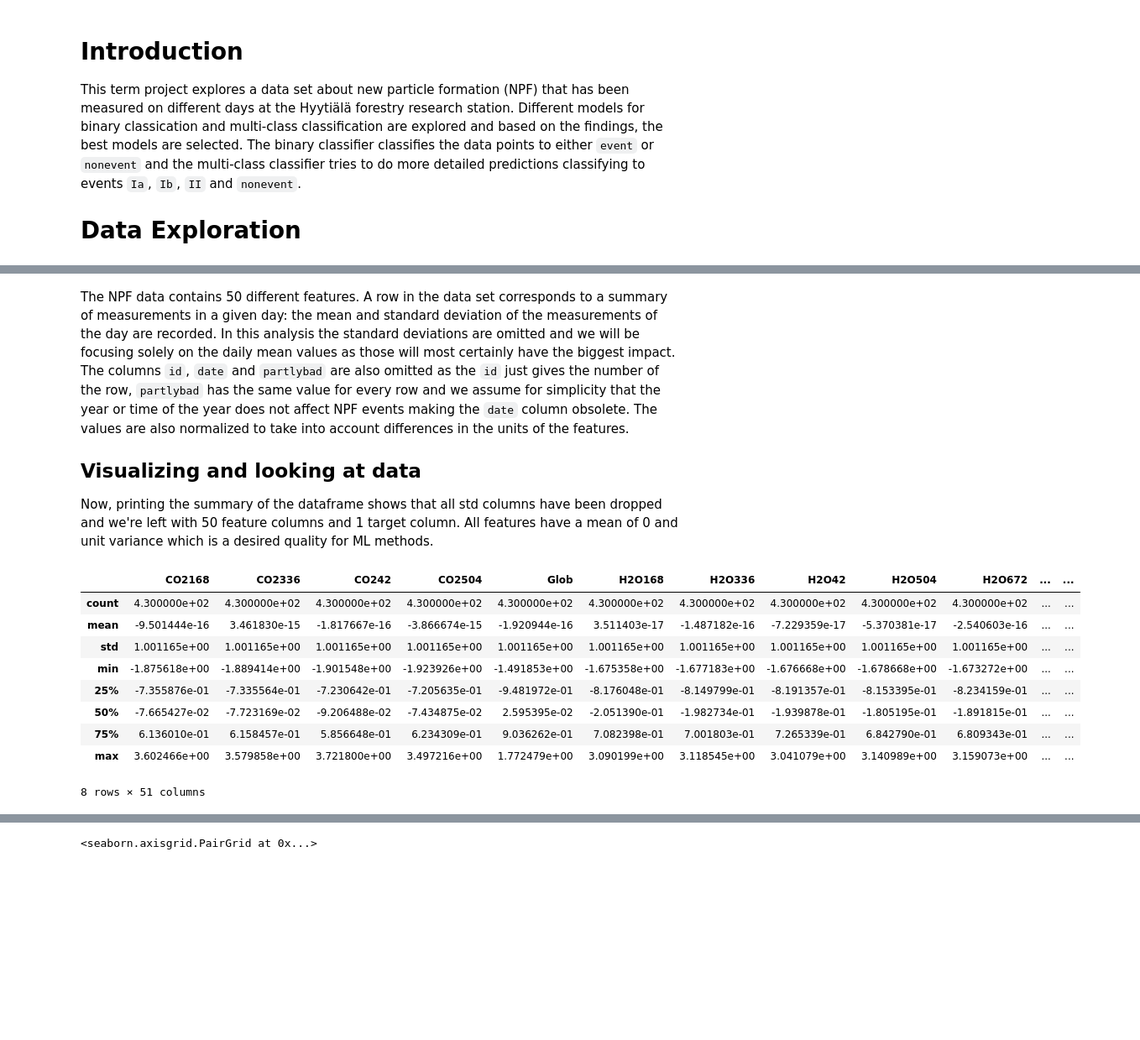
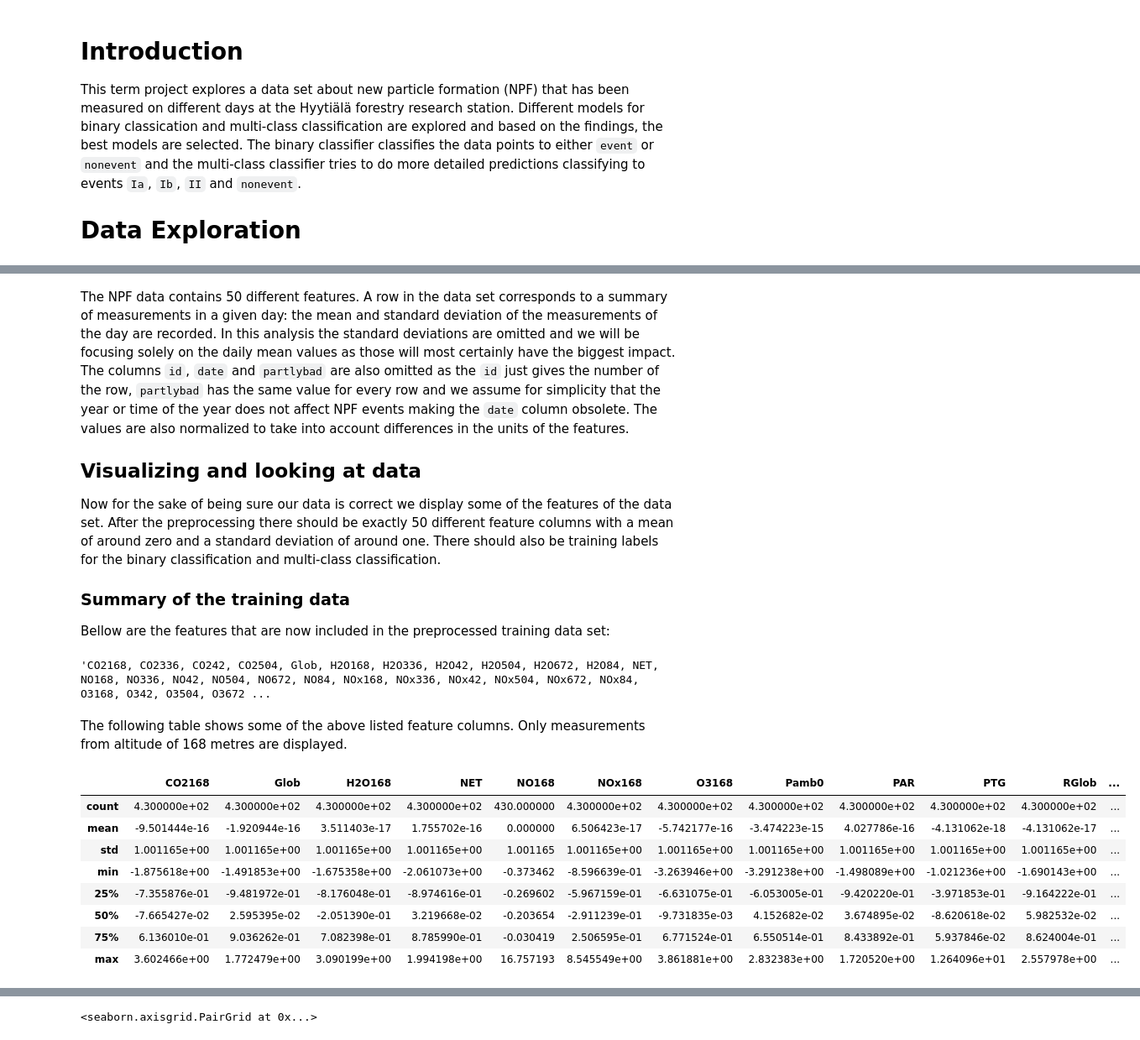
Before and after one commit to vkopio/iml-term-project, a Jupyter notebook: final_report.ipynb, the cells around one changed output, grey strips where cells are left out. Shown at 84% size. Saved outputs shown, nothing was run; the diff lists cells and outputs as text; code cells hidden in the pictures; blank space fills up the shorter version.

```diff
--- a/final_report.ipynb
+++ b/final_report.ipynb
@@ -61,18 +53,49 @@ The NPF data contains 50 different features. A row in the data set corresponds t
 
 ## Visualizing and looking at data
 
-Now, printing the summary of the dataframe shows that all std columns have been dropped and we're left with 50 feature columns and 1 target column. All features have a mean of 0 and unit variance which is a desired quality for ML methods.
+Now for the sake of being sure our data is correct we display some of the features of the data set. After the preprocessing there should be exactly 50 different feature columns with a mean of around zero and a standard deviation of around one. There should also be training labels for the binary classification and multi-class classification.
+
+### Summary of the training data
+
+Bellow are the features that are now included in the preprocessed training data set:
-# %%
-npf.describe()
-# %% [output]
-|  | CO2168 | CO2336 | CO242 | CO2504 | Glob | H2O168 | H2O336 | H2O42 | H2O504 | H2O672 | ... | ... |
-| count | 4.300000e+02 | 4.300000e+02 | 4.300000e+02 | 4.300000e+02 | 4.300000e+02 | 4.300000e+02 | 4.300000e+02 | 4.300000e+02 | 4.300000e+02 | 4.300000e+02 | ... | ... |
-| mean | -9.501444e-16 | 3.461830e-15 | -1.817667e-16 | -3.866674e-15 | -1.920944e-16 | 3.511403e-17 | -1.487182e-16 | -7.229359e-17 | -5.370381e-17 | -2.540603e-16 | ... | ... |
-| std | 1.001165e+00 | 1.001165e+00 | 1.001165e+00 | 1.001165e+00 | 1.001165e+00 | 1.001165e+00 | 1.001165e+00 | 1.001165e+00 | 1.001165e+00 | 1.001165e+00 | ... | ... |
-| min | -1.875618e+00 | -1.889414e+00 | -1.901548e+00 | -1.923926e+00 | -1.491853e+00 | -1.675358e+00 | -1.677183e+00 | -1.676668e+00 | -1.678668e+00 | -1.673272e+00 | ... | ... |
-| 25% | -7.355876e-01 | -7.335564e-01 | -7.230642e-01 | -7.205635e-01 | -9.481972e-01 | -8.176048e-01 | -8.149799e-01 | -8.191357e-01 | -8.153395e-01 | -8.234159e-01 | ... | ... |
-| 50% | -7.665427e-02 | -7.723169e-02 | -9.206488e-02 | -7.434875e-02 | 2.595395e-02 | -2.051390e-01 | -1.982734e-01 | -1.939878e-01 | -1.805195e-01 | -1.891815e-01 | ... | ... |
-| 75% | 6.136010e-01 | 6.158457e-01 | 5.856648e-01 | 6.234309e-01 | 9.036262e-01 | 7.082398e-01 | 7.001803e-01 | 7.265339e-01 | 6.842790e-01 | 6.809343e-01 | ... | ... |
-| max | 3.602466e+00 | 3.579858e+00 | 3.721800e+00 | 3.497216e+00 | 1.772479e+00 | 3.090199e+00 | 3.118545e+00 | 3.041079e+00 | 3.140989e+00 | 3.159073e+00 | ... | ... |
-8 rows × 51 columns
+# %%
+', '.join(training_data.columns) + '; TOTAL: ' + str(len(training_data.columns)) + ' columns'
+# %% [output]
+'CO2168, CO2336, CO242, CO2504, Glob, H2O168, H2O336, H2O42, H2O504, H2O672, H2O84, NET, NO168, NO336, NO42, NO504, NO672, NO84, NOx168, NOx336, NOx42, NOx504, NOx672, NOx84, O3168, O342, O3504, O3672 ...
+# %% [markdown]
+The following table shows some of the above listed feature columns. Only measurements from altitude of 168 metres are displayed.
+# %%
+unique_features = [
+    'CO2168',
+    'Glob',
+    'H2O168',
+    'NET',
+    'NO168',
+    'NOx168',
+    'O3168',
+    'Pamb0',
+    'PAR',
+    'PTG',
+    'RGlob',
+    'RHIRGA168',
+    'RPAR',
+    'SO2168',
+    'SWS',
+    'T168',
+    'UV_A',
+    'UV_B',
+    'CS'
+]
+
+training_data[unique_features].describe()
+# %% [output]
+|  | CO2168 | Glob | H2O168 | NET | NO168 | NOx168 | O3168 | Pamb0 | PAR | PTG | RGlob | ... |
+| count | 4.300000e+02 | 4.300000e+02 | 4.300000e+02 | 4.300000e+02 | 430.000000 | 4.300000e+02 | 4.300000e+02 | 4.300000e+02 | 4.300000e+02 | 4.300000e+02 | 4.300000e+02 | ... |
+| mean | -9.501444e-16 | -1.920944e-16 | 3.511403e-17 | 1.755702e-16 | 0.000000 | 6.506423e-17 | -5.742177e-16 | -3.474223e-15 | 4.027786e-16 | -4.131062e-18 | -4.131062e-17 | ... |
+| std | 1.001165e+00 | 1.001165e+00 | 1.001165e+00 | 1.001165e+00 | 1.001165 | 1.001165e+00 | 1.001165e+00 | 1.001165e+00 | 1.001165e+00 | 1.001165e+00 | 1.001165e+00 | ... |
+| min | -1.875618e+00 | -1.491853e+00 | -1.675358e+00 | -2.061073e+00 | -0.373462 | -8.596639e-01 | -3.263946e+00 | -3.291238e+00 | -1.498089e+00 | -1.021236e+00 | -1.690143e+00 | ... |
+| 25% | -7.355876e-01 | -9.481972e-01 | -8.176048e-01 | -8.974616e-01 | -0.269602 | -5.967159e-01 | -6.631075e-01 | -6.053005e-01 | -9.420220e-01 | -3.971853e-01 | -9.164222e-01 | ... |
+| 50% | -7.665427e-02 | 2.595395e-02 | -2.051390e-01 | 3.219668e-02 | -0.203654 | -2.911239e-01 | -9.731835e-03 | 4.152682e-02 | 3.674895e-02 | -8.620618e-02 | 5.982532e-02 | ... |
+| 75% | 6.136010e-01 | 9.036262e-01 | 7.082398e-01 | 8.785990e-01 | -0.030419 | 2.506595e-01 | 6.771524e-01 | 6.550514e-01 | 8.433892e-01 | 5.937846e-02 | 8.624004e-01 | ... |
+| max | 3.602466e+00 | 1.772479e+00 | 3.090199e+00 | 1.994198e+00 | 16.757193 | 8.545549e+00 | 3.861881e+00 | 2.832383e+00 | 1.720520e+00 | 1.264096e+01 | 2.557978e+00 | ... |
 # %% [markdown]
```
Also changed, not shown: parts of 8 cells of this notebook.
